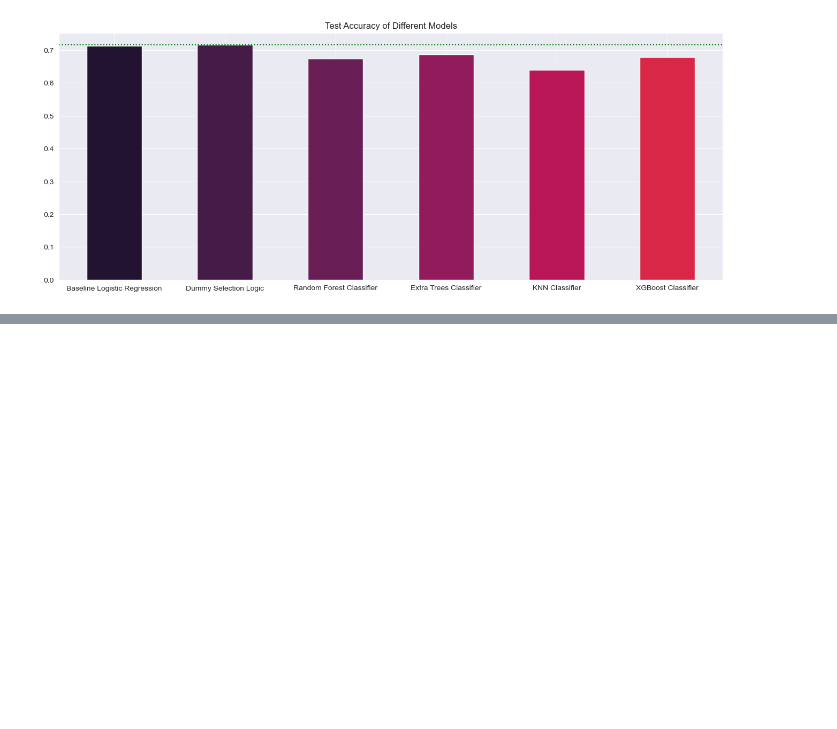
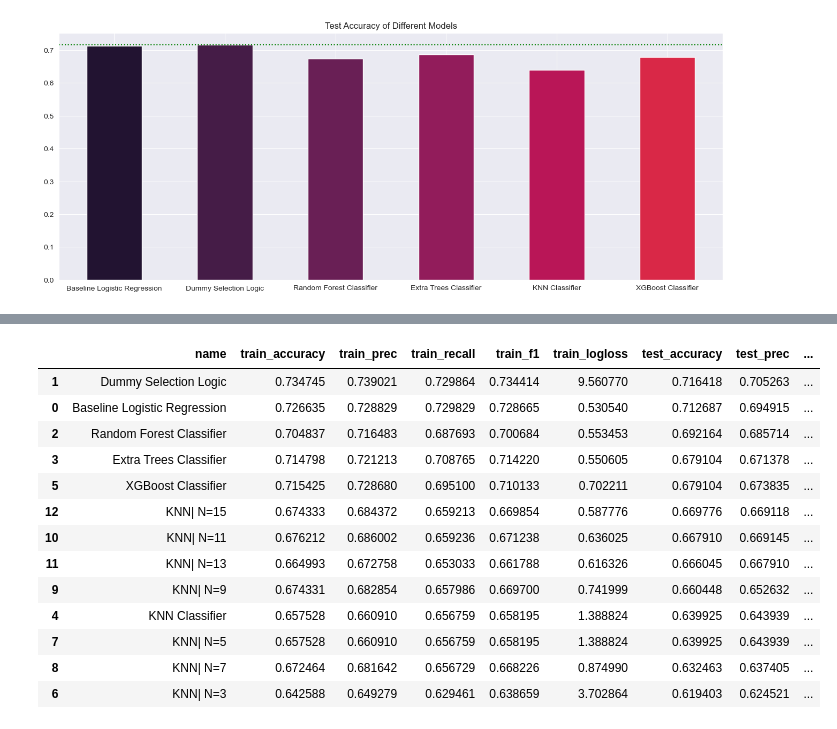
Before and after one commit to dvdhartsman/March_Machine_Learning_Mania_2024, a Jupyter notebook: Model_Development.ipynb, the cells around one changed output, grey strips where cells are left out. Saved outputs shown, nothing was run; the diff lists cells and outputs as text; code cells hidden in the pictures; blank space fills up the shorter version.

```diff
--- a/Model_Development.ipynb
+++ b/Model_Development.ipynb
@@ -705,0 +724,3 @@ Top 5 Feature Importances
+# %%
+for i in [logreg_coef, rfc_feat, etc_feat, xgb_feat]:
+    print(get_largest_magnitudes(20, i), "\n")
@@ -728,0 +779,13 @@ ValueError: The AlphaVantage API key must be provided either through the api_key
+# %%
+for i in range(3, 16, 2):
+    pipe_model = Pipeline(steps=[
+    ("ct", ct),
+    ('model', KNeighborsClassifier(n_neighbors=i))
+])
+
+
+    pipe_model.fit(X_train, y_train)
+    filler = Model(f"KNN| N={i}", pipe_model, X_train, X_test, y_train, y_test)
+
+Model.model_df.sort_values(by="test_accuracy", ascending=False)
+# %% [output]
@@ -728,0 +806,14 @@ ValueError: The AlphaVantage API key must be provided either through the api_key
+|  | name | train_accuracy | train_prec | train_recall | train_f1 | train_logloss | test_accuracy | test_prec | ... |
+| 1 | Dummy Selection Logic | 0.734745 | 0.739021 | 0.729864 | 0.734414 | 9.560770 | 0.716418 | 0.705263 | ... |
+| 0 | Baseline Logistic Regression | 0.726635 | 0.728829 | 0.729829 | 0.728665 | 0.530540 | 0.712687 | 0.694915 | ... |
+| 2 | Random Forest Classifier | 0.704837 | 0.716483 | 0.687693 | 0.700684 | 0.553453 | 0.692164 | 0.685714 | ... |
+| 3 | Extra Trees Classifier | 0.714798 | 0.721213 | 0.708765 | 0.714220 | 0.550605 | 0.679104 | 0.671378 | ... |
+| 5 | XGBoost Classifier | 0.715425 | 0.728680 | 0.695100 | 0.710133 | 0.702211 | 0.679104 | 0.673835 | ... |
+| 12 | KNN| N=15 | 0.674333 | 0.684372 | 0.659213 | 0.669854 | 0.587776 | 0.669776 | 0.669118 | ... |
+| 10 | KNN| N=11 | 0.676212 | 0.686002 | 0.659236 | 0.671238 | 0.636025 | 0.667910 | 0.669145 | ... |
+| 11 | KNN| N=13 | 0.664993 | 0.672758 | 0.653033 | 0.661788 | 0.616326 | 0.666045 | 0.667910 | ... |
+| 9 | KNN| N=9 | 0.674331 | 0.682854 | 0.657986 | 0.669700 | 0.741999 | 0.660448 | 0.652632 | ... |
+| 4 | KNN Classifier | 0.657528 | 0.660910 | 0.656759 | 0.658195 | 1.388824 | 0.639925 | 0.643939 | ... |
+| 7 | KNN| N=5 | 0.657528 | 0.660910 | 0.656759 | 0.658195 | 1.388824 | 0.639925 | 0.643939 | ... |
+| 8 | KNN| N=7 | 0.672464 | 0.681642 | 0.656729 | 0.668226 | 0.874990 | 0.632463 | 0.637405 | ... |
+| 6 | KNN| N=3 | 0.642588 | 0.649279 | 0.629461 | 0.638659 | 3.702864 | 0.619403 | 0.624521 | ... |
```
Also changed, not shown: parts of 42 cells of this notebook, 1 other file.
